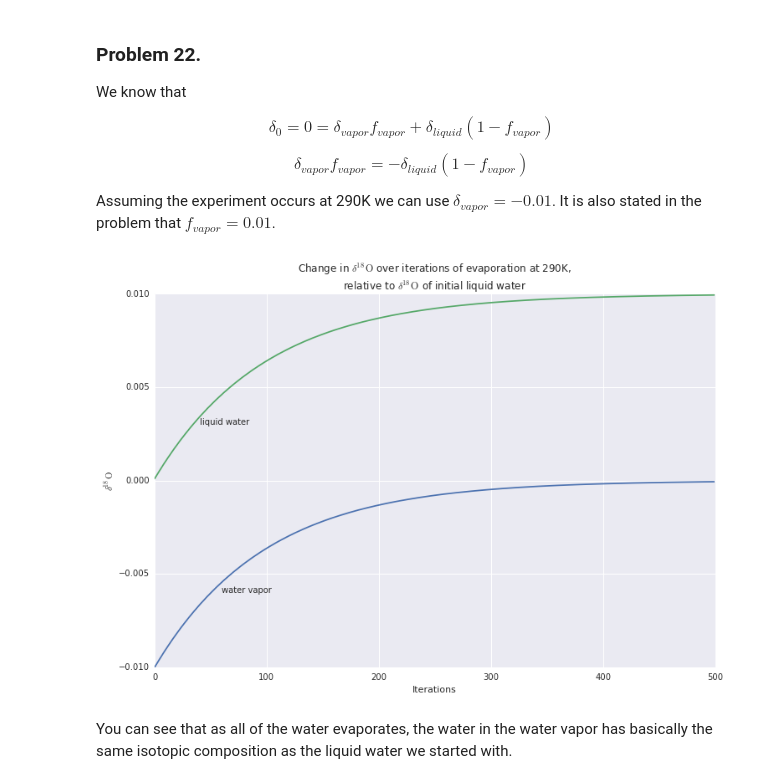
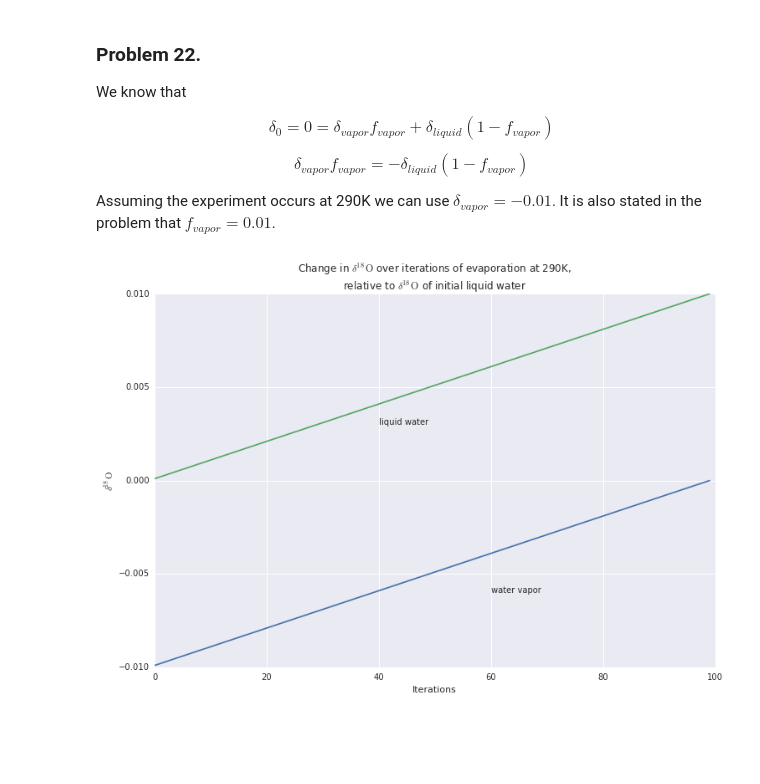
Before and after one commit to jdangerx/planetaryclimate, a Jupyter notebook: ch1.ipynb, the cells around one changed output. Drawn from its saved outputs; the diff is of its cells as text; code cells hidden in the pictures; blank space fills up the shorter version.

Commit message:
going to change how phasechange works

```diff
--- a/ch1.ipynb
+++ b/ch1.ipynb
@@ -723,31 +723,55 @@ $$\delta_{vapor}f_{vapor} = -\delta_{liquid}(1-f_{vapor})$$
 
 Assuming the experiment occurs at 290K we can use $\delta_{vapor} = -0.01$. It is also stated in the problem that $f_{vapor} = 0.01$.
 # %%
+def phasechange(d_target = 0, d_source = 0, epsilon=0, f_target=0.01):
+    """Changes a fraction of a material from one phase to another.
+
+    Parameters
+    ----------
+    d_target : float
+        The d relative to some standard of the target phase.
+    d_source : float
+        The d relative to some standard of the source phase.
+    epsilon : float
+        The difference in d between the target phase and the source phase.
+    f_target : float
+        The fraction of the source phase that is changed to the target phase.
+
+    Returns
+    -------
+    newState : dict
+        A dict containing the new d_target and d_source.
+    """
+    newState = {"epsilon": epsilon,
+                "f_target": f_target}
+    f_source = 1 - f_target
+    newState["d_source"] = d_source - f_target * epsilon
+    # newState["d_source"] = (d_source - f_target * (d_source+epsilon))/f_source
+    # newState["d_target"] = (d_source - f_source * d_source)/f_target
+    newState["d_target"] = newState["d_source"] + epsilon
+    return newState
+
+
 def problem22():
-    d_vap_l = -0.01
-    f_vap = 0.01
-    d_liq = 0
-    f_liq = 0.99
-    n_trials = 500
-    d_vaps = []
-    d_liqs = []
+    state = {"d_target": -0.01, "d_source": 0, "epsilon": -0.01}
+    n_trials = 100
+    states = []
     for i in range(n_trials):
-        d_vap = d_liq + d_vap_l
-        d_liq += f_vap*d_vap/(f_vap-1)
-        d_vaps.append(d_vap)
-        d_liqs.append(d_liq)
+        state = phasechange(**state)
+        states.append(state)
+    d_vaps = [state["d_target"] for state in states]
+    d_liqs = [state["d_source"] for state in states]
 
     plt.figure(figsize=(12,8))
     plt.title("Change in $\delta^{18}\mathrm{O}$ over iterations of evaporation at 290K,\n"
               "relative to $\delta^{18}\mathrm{O}$ of initial liquid water")
     plt.plot(range(n_trials), d_vaps)
     plt.plot(range(n_trials), d_liqs)
     plt.ylabel("$\delta^{18}\mathrm{O}$")
     plt.xlabel("Iterations")
     plt.text(40, 0.003, "liquid water")
     plt.text(60, -0.006, "water vapor")
+
 problem22()
 # %% [output]
-[figure, old version]
+[figure, new version]
-# %% [markdown]
-You can see that as all of the water evaporates, the water in the water vapor has basically the same isotopic composition as the liquid water we started with.
```
Also changed, not shown: parts of 3 cells of this notebook.
